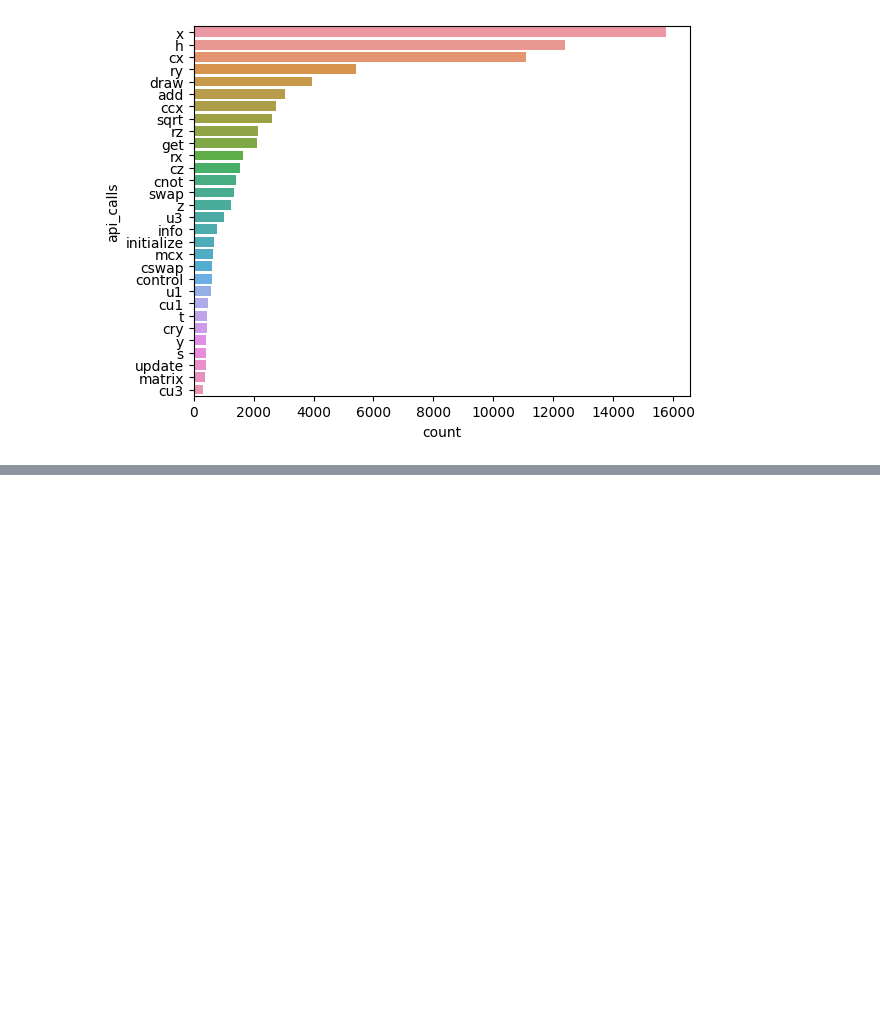
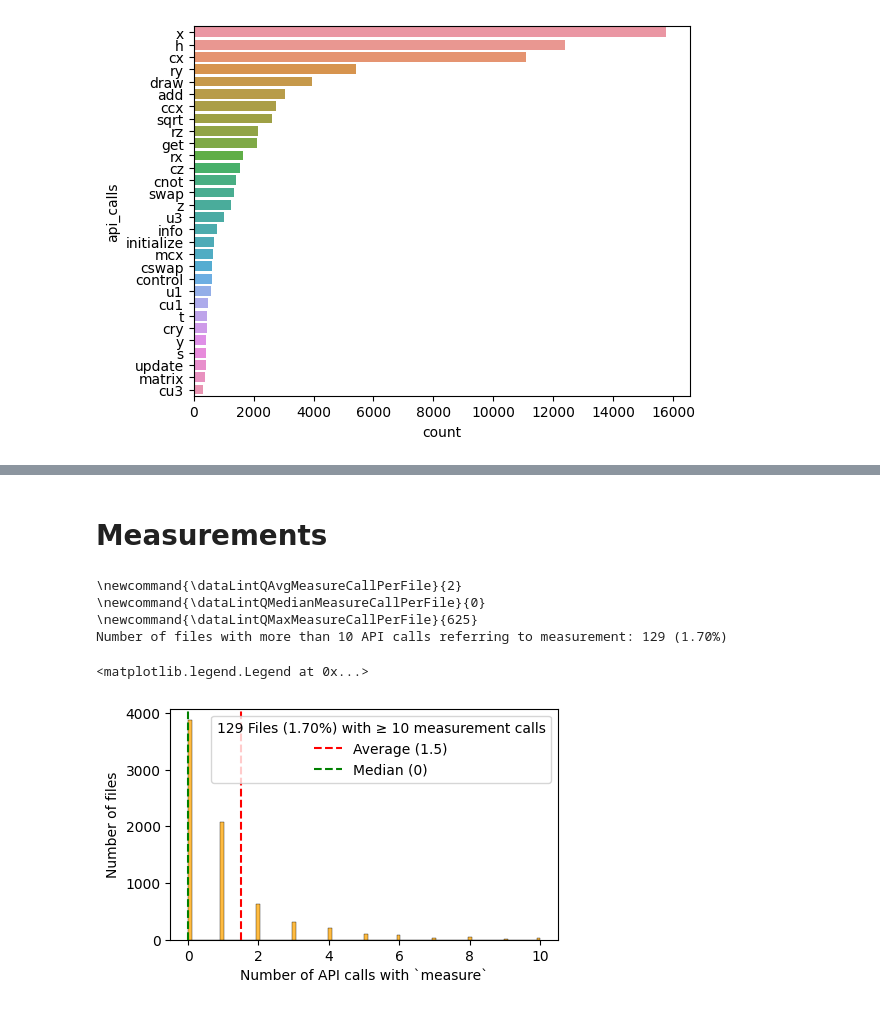
Before and after one commit to sola-st/LintQ, a Jupyter notebook: notebooks/13_EDA_Dataset_LintQ.ipynb, the cells around one changed output, grey strips where cells are left out. Cells and saved outputs as stored; diff of their text form; code cells hidden in the pictures; blank space fills up the shorter version.

```diff
--- a/notebooks/13_EDA_Dataset_LintQ.ipynb
+++ b/notebooks/13_EDA_Dataset_LintQ.ipynb
@@ -289,0 +417,42 @@ Number of unique register_sizes: 45
+# %% [markdown]
+# Measurements
+# %%
+CAP_VALUE = 10
+
+df = df_all.copy()
+df['api_measure'] = df['api_calls'].apply(lambda x: [i_call for i_call in x if i_call in measurement_related_calls])
+df['n_api_measure'] = df['api_measure'].apply(lambda x: len(x))
+
+avg_api_calls_measure = df['n_api_measure'].mean()
+median_api_calls_measure = df['n_api_measure'].median()
+max_api_calls_measure = df['n_api_measure'].max()
+print("\\newcommand{\\dataLintQAvgMeasureCallPerFile}{" + f"{avg_api_calls_measure:.0f}" + "}")
+print("\\newcommand{\\dataLintQMedianMeasureCallPerFile}{" + f"{median_api_calls_measure:.0f}" + "}")
+print("\\newcommand{\\dataLintQMaxMeasureCallPerFile}{" + f"{max_api_calls_measure:.0f}" + "}")
+
+n_files_above_cap = df[df['n_api_measure'] > CAP_VALUE].shape[0]
+perc_files_above_cap = (n_files_above_cap / df.shape[0]) * 100
+print(f'Number of files with more than {CAP_VALUE} API calls referring to measurement: {n_files_above_cap} ({perc_files_above_cap:.2f}%)')
+
+# filter out the files with more than CAP_VALUE
+df = df[df['n_api_measure'] <= CAP_VALUE]
+
+fig, ax = plt.subplots(figsize=(5, 3))
+sns.histplot(
+    data=df,
+    x='n_api_measure',
+    ax=ax,
+    color='orange',
+)
+ax.set_ylabel('Number of files')
+ax.set_xlabel('Number of API calls with `measure`')
+ax.axvline(avg_api_calls_measure, color='red', linestyle='--', label=f'Average ({avg_api_calls_measure:.1f})')
+ax.axvline(median_api_calls_measure, color='green', linestyle='--', label=f'Median ({median_api_calls_measure:.0f})')
+ax.legend(title=f'{n_files_above_cap} Files ({perc_files_above_cap:.2f}%) with ≥ {CAP_VALUE} measurement calls')
+# %% [output]
+\newcommand{\dataLintQAvgMeasureCallPerFile}{2}
+\newcommand{\dataLintQMedianMeasureCallPerFile}{0}
+\newcommand{\dataLintQMaxMeasureCallPerFile}{625}
+Number of files with more than 10 API calls referring to measurement: 129 (1.70%)
+<matplotlib.legend.Legend at 0x...>
+[figure, added]
```
Also changed, not shown: parts of 7 cells of this notebook.
